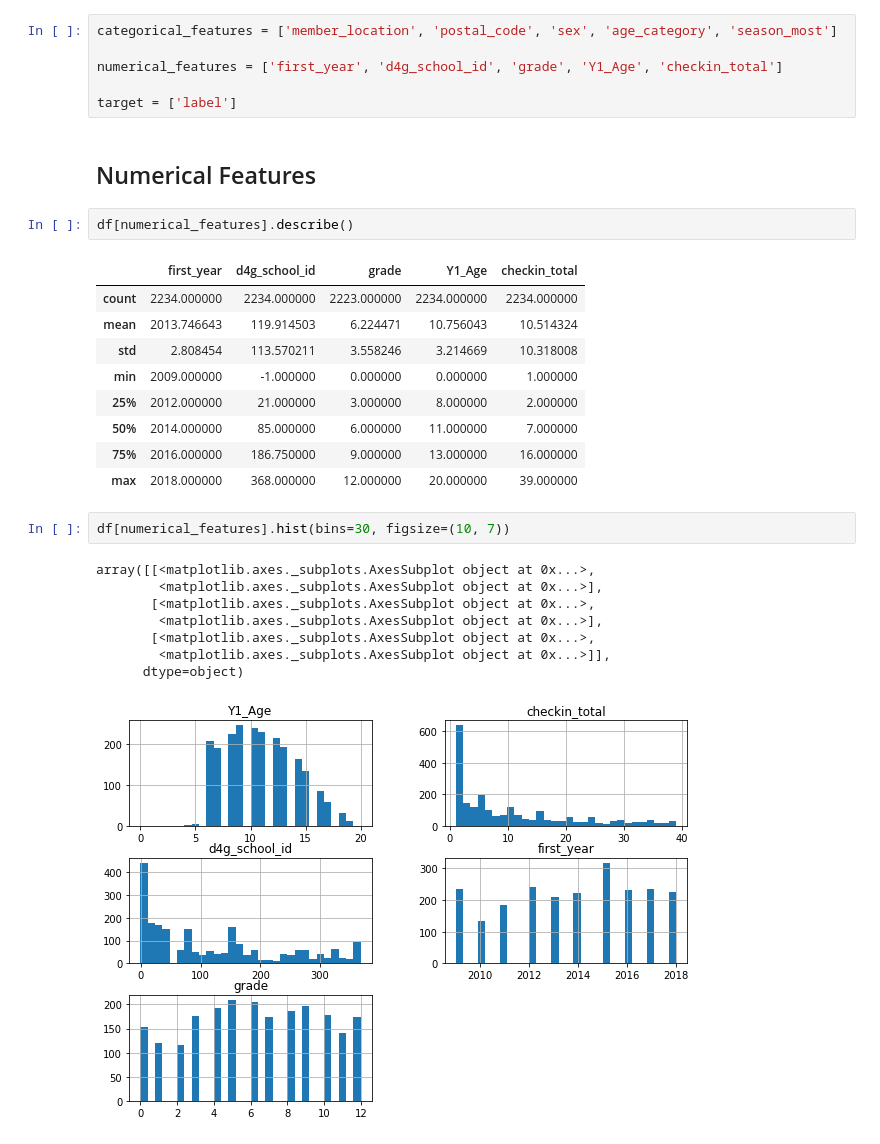
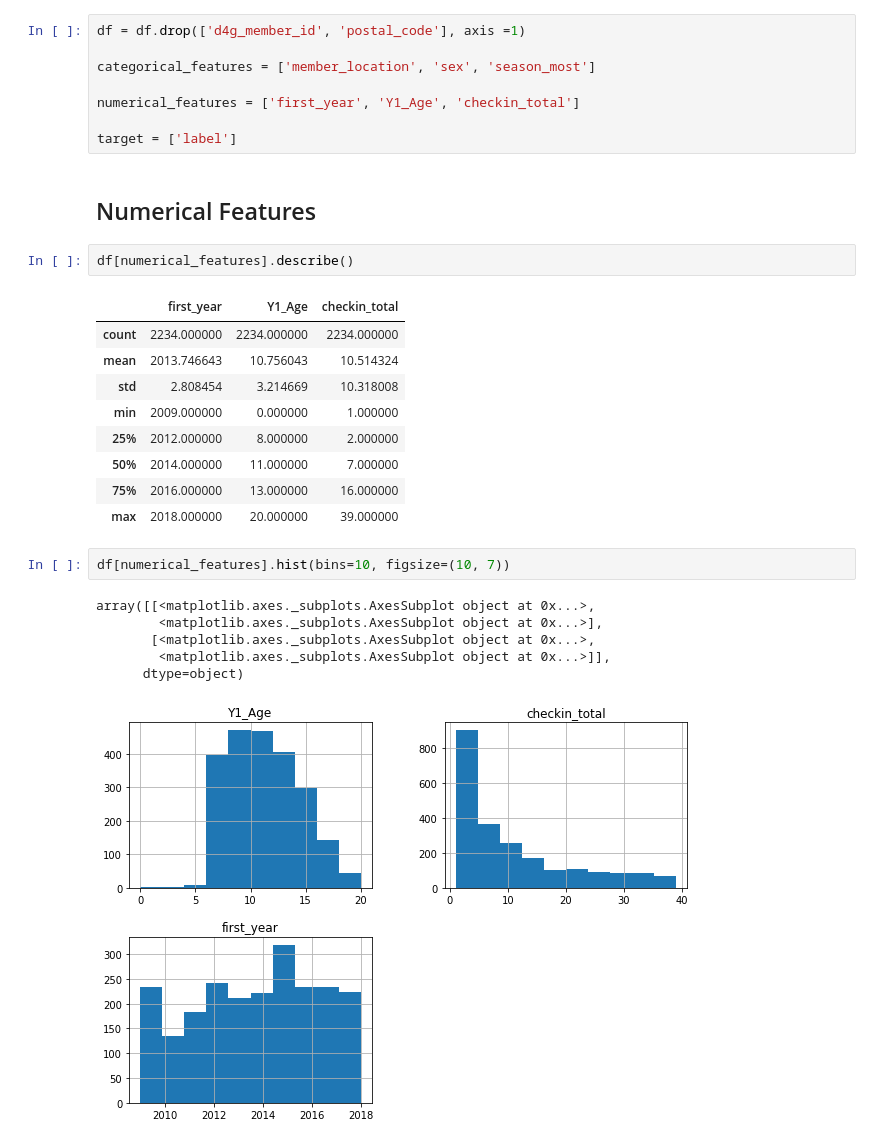
Before and after one commit to AMacumber/D4G_BCGO_Engagement, a Jupyter notebook: Step_06_Prep_EDA.ipynb, the cells around one changed output. Saved outputs shown, nothing was run; the diff lists cells and outputs as text.

Commit message:
removed redudant age variables (grade, age_category) and school_id (see it contains so many -1); performed an XGBoost analysis

```diff
--- a/Step_06_Prep_EDA.ipynb
+++ b/Step_06_Prep_EDA.ipynb
@@ -46,7 +47,9 @@ Index(['d4g_member_id', 'label', 'first_year', 'member_location',
 # %%
-categorical_features = ['member_location', 'postal_code', 'sex', 'age_category', 'season_most']
+df = df.drop(['d4g_member_id', 'postal_code'], axis =1)
 
-numerical_features = ['first_year', 'd4g_school_id', 'grade', 'Y1_Age', 'checkin_total']
+categorical_features = ['member_location', 'sex', 'season_most']
+
+numerical_features = ['first_year', 'Y1_Age', 'checkin_total']
 
 target = ['label']
 # %% [markdown]
@@ -54,24 +57,22 @@ target = ['label']
 # %%
 df[numerical_features].describe()
 # %% [output]
-|  | first_year | d4g_school_id | grade | Y1_Age | checkin_total |
-| count | 2234.000000 | 2234.000000 | 2223.000000 | 2234.000000 | 2234.000000 |
-| mean | 2013.746643 | 119.914503 | 6.224471 | 10.756043 | 10.514324 |
-| std | 2.808454 | 113.570211 | 3.558246 | 3.214669 | 10.318008 |
-| min | 2009.000000 | -1.000000 | 0.000000 | 0.000000 | 1.000000 |
-| 25% | 2012.000000 | 21.000000 | 3.000000 | 8.000000 | 2.000000 |
-| 50% | 2014.000000 | 85.000000 | 6.000000 | 11.000000 | 7.000000 |
-| 75% | 2016.000000 | 186.750000 | 9.000000 | 13.000000 | 16.000000 |
-| max | 2018.000000 | 368.000000 | 12.000000 | 20.000000 | 39.000000 |
+|  | first_year | Y1_Age | checkin_total |
+| count | 2234.000000 | 2234.000000 | 2234.000000 |
+| mean | 2013.746643 | 10.756043 | 10.514324 |
+| std | 2.808454 | 3.214669 | 10.318008 |
+| min | 2009.000000 | 0.000000 | 1.000000 |
+| 25% | 2012.000000 | 8.000000 | 2.000000 |
+| 50% | 2014.000000 | 11.000000 | 7.000000 |
+| 75% | 2016.000000 | 13.000000 | 16.000000 |
+| max | 2018.000000 | 20.000000 | 39.000000 |
 # %%
-df[numerical_features].hist(bins=30, figsize=(10, 7))
+df[numerical_features].hist(bins=10, figsize=(10, 7))
 # %% [output]
 array([[<matplotlib.axes._subplots.AxesSubplot object at 0x...>,
-        <matplotlib.axes._subplots.AxesSubplot object at 0x...>],
-       [<matplotlib.axes._subplots.AxesSubplot object at 0x...>,
         <matplotlib.axes._subplots.AxesSubplot object at 0x...>],
        [<matplotlib.axes._subplots.AxesSubplot object at 0x...>,
         <matplotlib.axes._subplots.AxesSubplot object at 0x...>]],
       dtype=object)
-[figure, old version]
+[figure, new version]
 # %%
```
Also changed, not shown: parts of 20 cells of this notebook, 2 other files.
